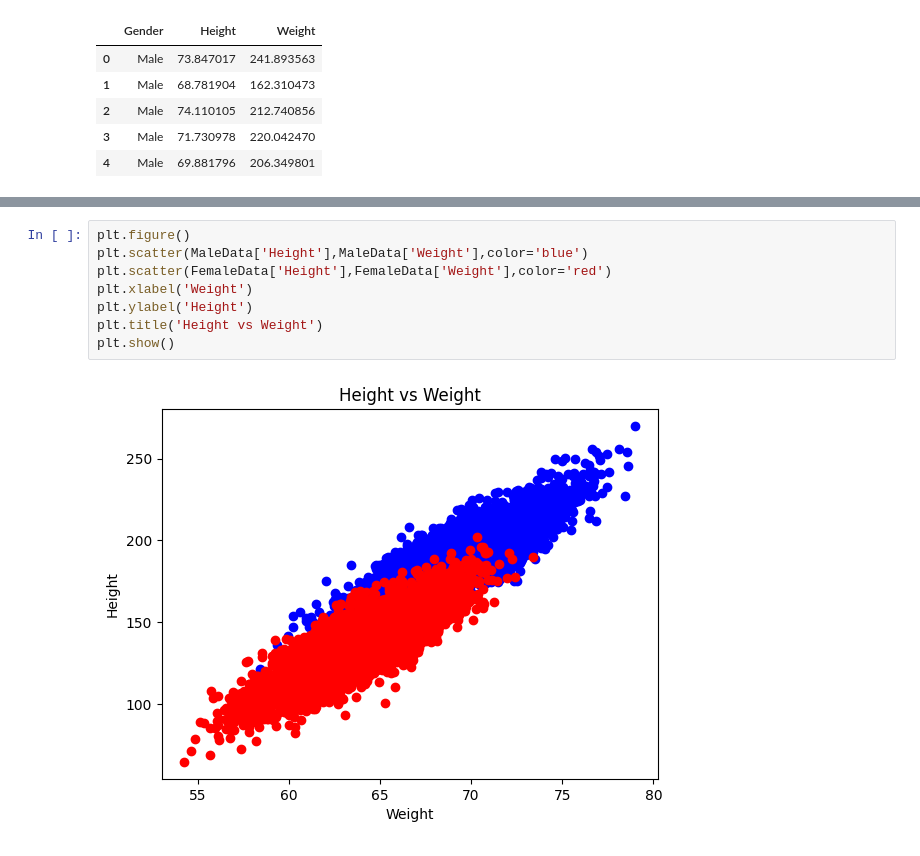
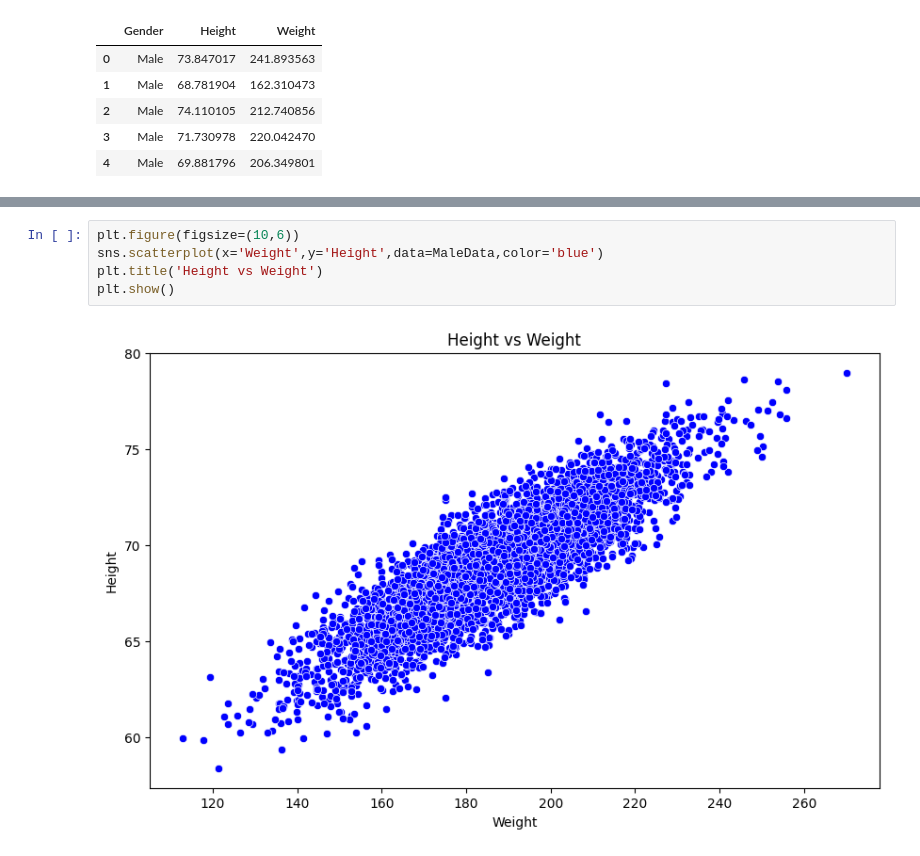
Before and after one commit to swadhinbiswas/machinelearning, a Jupyter notebook: projects/projects1.ipynb, the cells around one changed output, grey strips where cells are left out. Drawn from its saved outputs; the diff is of its cells as text.

```diff
--- a/projects/projects1.ipynb
+++ b/projects/projects1.ipynb
@@ -21,10 +29,7 @@ FemaleData=dataset[dataset['Gender']=='Female']
 # %%
-plt.figure()
-plt.scatter(MaleData['Height'],MaleData['Weight'],color='blue')
-plt.scatter(FemaleData['Height'],FemaleData['Weight'],color='red')
-plt.xlabel('Weight')
-plt.ylabel('Height')
+plt.figure(figsize=(10,6))
+sns.scatterplot(x='Weight',y='Height',data=MaleData,color='blue')
 plt.title('Height vs Weight')
 plt.show()
 # %% [output]
-[figure, old version]
+[figure, new version]
```
Also changed, not shown: parts of 18 cells of this notebook.
